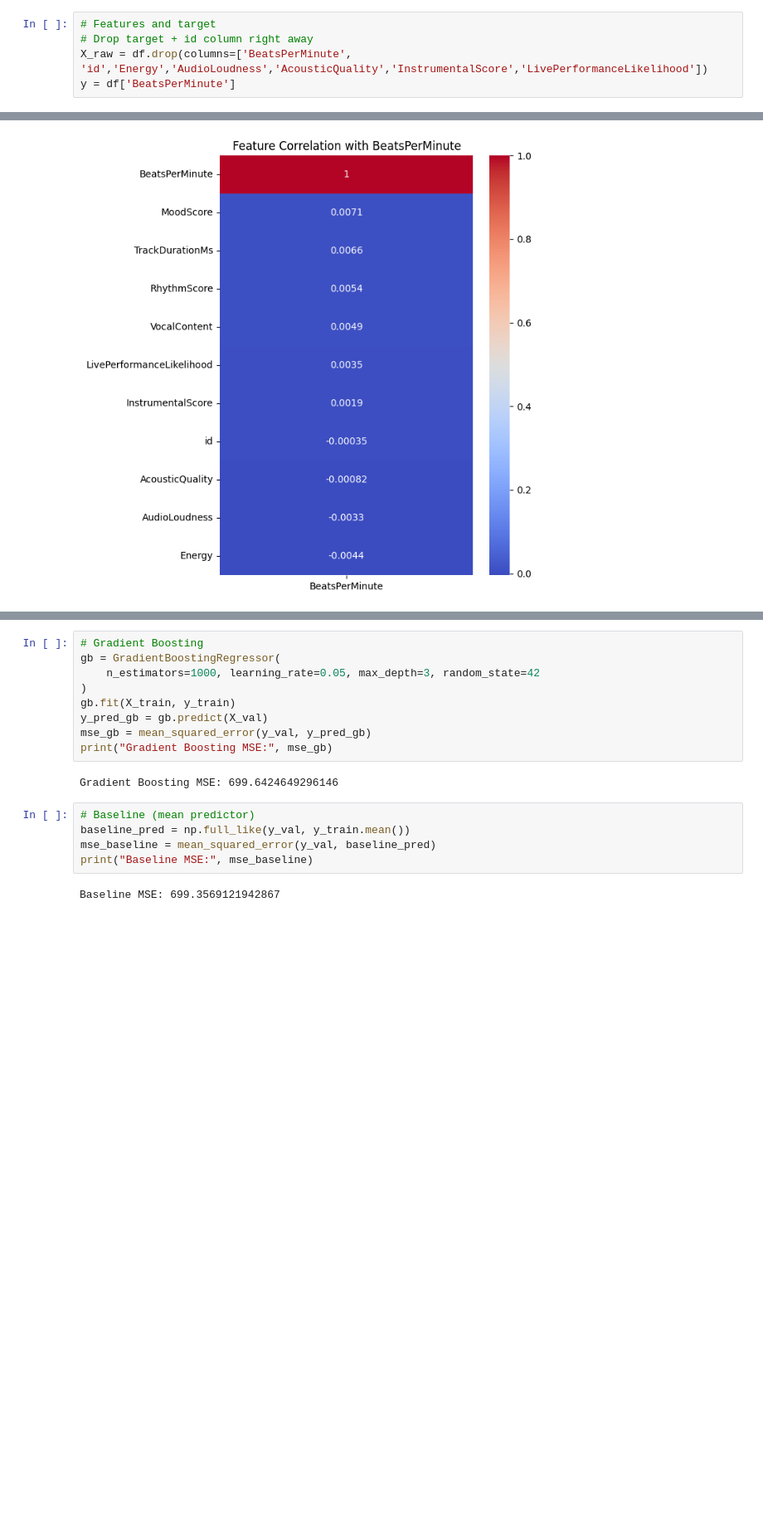
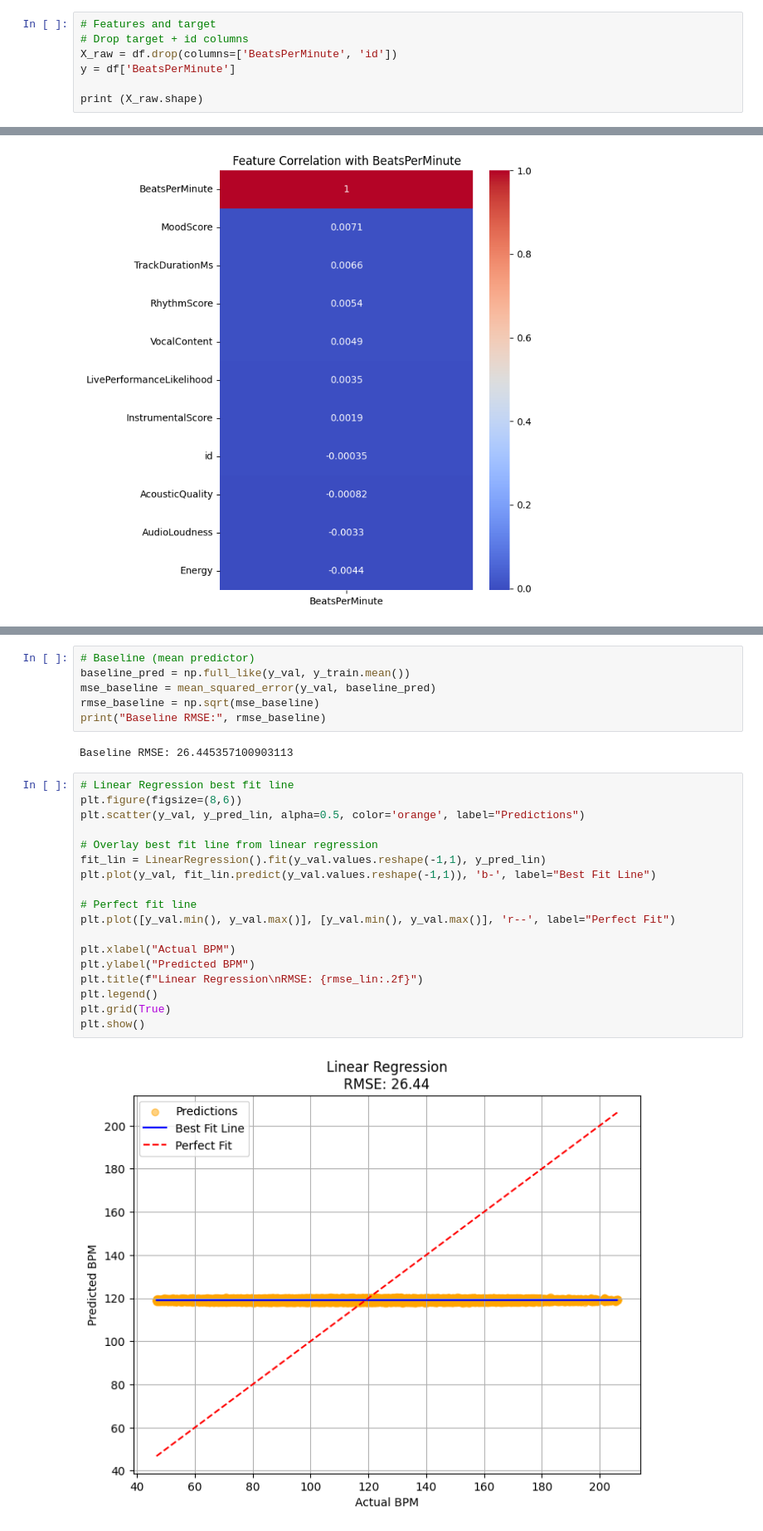
Before and after one commit to cassreinhardt/CS1050, a Jupyter notebook: machine-learning-project-cass.ipynb, the cells around one changed output, grey strips where cells are left out. Shown at 83% size. Cells and saved outputs as stored; diff of their text form; blank space fills up the shorter version.

Commit message:
Kaggle Notebook | Machine Learning Project Cass | Version 6

```diff
--- a/machine-learning-project-cass.ipynb
+++ b/machine-learning-project-cass.ipynb
@@ -44,6 +42,8 @@ Energy                      -0.004375
 Name: BeatsPerMinute, dtype: float64
 # %%
 # Features and target
-# Drop target + id column right away
-X_raw = df.drop(columns=['BeatsPerMinute', 'id','Energy','AudioLoudness','AcousticQuality','InstrumentalScore','LivePerformanceLikelihood'])
+# Drop target + id columns
+X_raw = df.drop(columns=['BeatsPerMinute', 'id'])
 y = df['BeatsPerMinute']
+
+print (X_raw.shape)
@@ -215,18 +120,28 @@ Random Forest MSE: 699.8039325889965
-# %%
-# Gradient Boosting
-gb = GradientBoostingRegressor(
-    n_estimators=1000, learning_rate=0.05, max_depth=3, random_state=42
-)
-gb.fit(X_train, y_train)
-y_pred_gb = gb.predict(X_val)
-mse_gb = mean_squared_error(y_val, y_pred_gb)
-print("Gradient Boosting MSE:", mse_gb)
-# %% [output]
-Gradient Boosting MSE: 699.6424649296146
 # %%
 # Baseline (mean predictor)
 baseline_pred = np.full_like(y_val, y_train.mean())
 mse_baseline = mean_squared_error(y_val, baseline_pred)
-print("Baseline MSE:", mse_baseline)
+rmse_baseline = np.sqrt(mse_baseline)
+print("Baseline RMSE:", rmse_baseline)
 # %% [output]
-Baseline MSE: 699.3569121942867
+Baseline RMSE: 26.445357100903113
+# %%
+# Linear Regression best fit line
+plt.figure(figsize=(8,6))
+plt.scatter(y_val, y_pred_lin, alpha=0.5, color='orange', label="Predictions")
+
+# Overlay best fit line from linear regression
+fit_lin = LinearRegression().fit(y_val.values.reshape(-1,1), y_pred_lin)
+plt.plot(y_val, fit_lin.predict(y_val.values.reshape(-1,1)), 'b-', label="Best Fit Line")
+
+# Perfect fit line
+plt.plot([y_val.min(), y_val.max()], [y_val.min(), y_val.max()], 'r--', label="Perfect Fit")
+
+plt.xlabel("Actual BPM")
+plt.ylabel("Predicted BPM")
+plt.title(f"Linear Regression\nRMSE: {rmse_lin:.2f}")
+plt.legend()
+plt.grid(True)
+plt.show()
+# %% [output]
+[figure, added]
```
Also changed, not shown: parts of 23 cells of this notebook.
